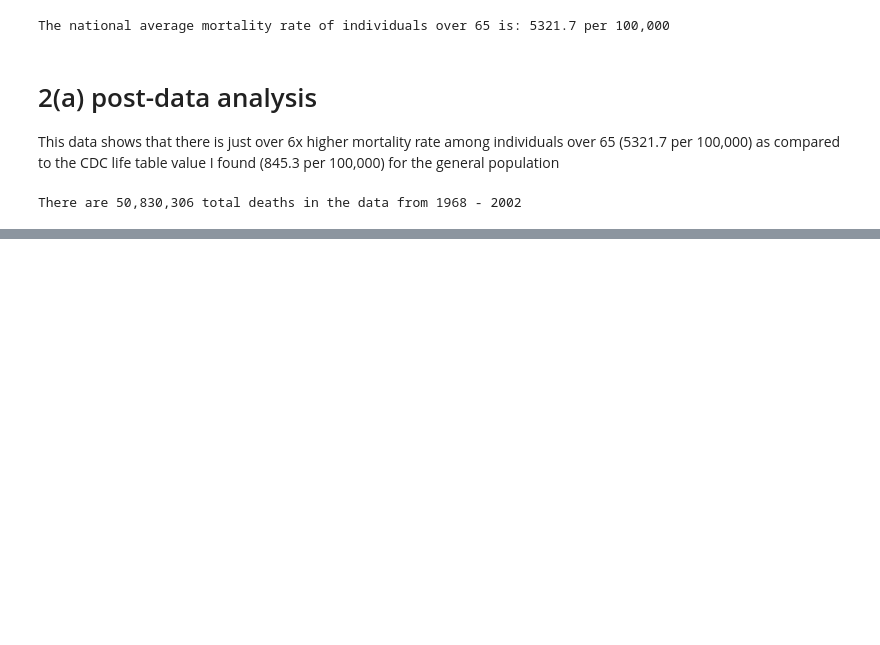
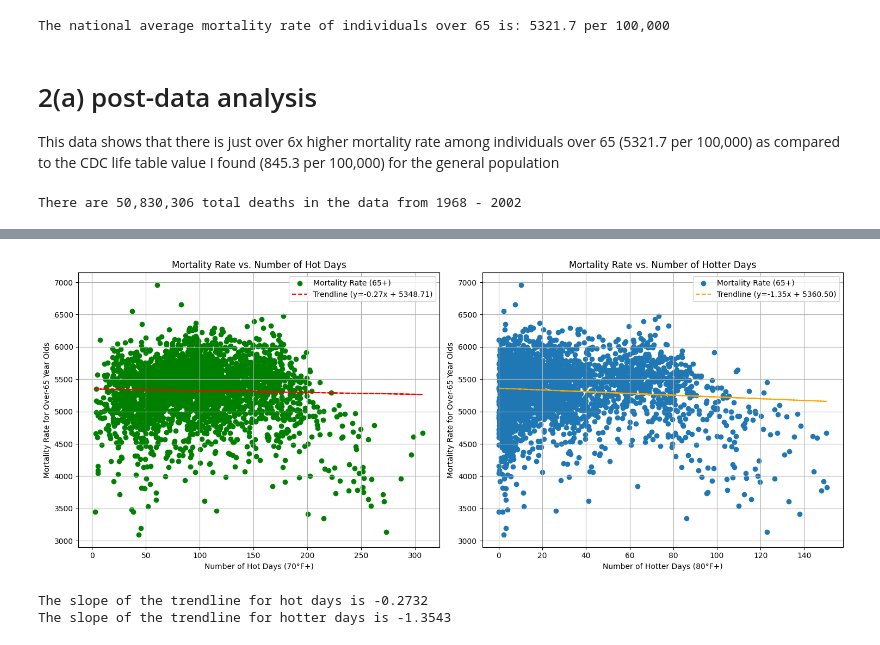
Before and after one commit to neil-stein/Assignment-2_ICP, a Jupyter notebook: Assignment_2_ICP.ipynb, the cells around one changed output, grey strips where cells are left out. Cells and saved outputs as stored; diff of their text form; code cells hidden in the pictures; blank space fills up the shorter version.

```diff
--- a/Assignment_2_ICP.ipynb
+++ b/Assignment_2_ICP.ipynb
@@ -123,24 +123,24 @@ There are 50,830,306 total deaths in the data from 1968 - 2002
 # 3(a)  exploring the relationship between county avg temp and over-65 mortality
 
 # first, the suggested new columns in our data
-popweight_tempdf['hotdays'] = popweight_tempdf['tday_70_80'] + popweight_tempdf['tday_80_90'] + popweight_tempdf['tday_gt90']
-popweight_tempdf['hotterdays'] = popweight_tempdf['tday_80_90'] + popweight_tempdf['tday_gt90']
+popweight_tempdf['hot_days'] = popweight_tempdf['tday_70_80'] + popweight_tempdf['tday_80_90'] + popweight_tempdf['tday_gt90']
+popweight_tempdf['hotter_days'] = popweight_tempdf['tday_80_90'] + popweight_tempdf['tday_gt90']
 
 # next, grouping the counties and calculating mortality
-avgtemp_over65df = popweight_tempdf.groupby('county_x')[['deaths','population','normal_1981_2010']].mean()
+avgtemp_over65df = popweight_tempdf.groupby('county_x')[['deaths','population','hot_days','hotter_days','normal_1981_2010']].mean()
 avgtemp_over65df['mort_rate'] = avgtemp_over65df['deaths'] / avgtemp_over65df['population']
 avgtemp_over65df['mort_rate'] = avgtemp_over65df['mort_rate'] * 100000
 
 
 # next, creating linear regression
-model = smf.ols('mort_rate ~ normal_1981_2010', data=avgtemp_over65df)
+model = smf.ols('mort_rate ~ normal_1981_2010', data= avgtemp_over65df)
 results = model.fit()
 avg_slope_sm = results.params['normal_1981_2010']
 avg_intercept_sm = results.params['Intercept']
 
 # printing the components of the linear regression
-print(f'Slope (statsmodels): {avg_slope_sm}')
-print(f'Intercept (statsmodels): {avg_intercept_sm}')
+print(f'Slope: {avg_slope_sm}')
+print(f'Intercept: {avg_intercept_sm}')
 
 # last, plotting with the trendline
 avg_trendline_sm = avg_intercept_sm + avg_slope_sm * avgtemp_over65df['normal_1981_2010']
@@ -162,0 +165,49 @@ Intercept (statsmodels): 5366.561252203591
+# %%
+# 3(b) - checking for extreme days
+
+# first, regressing for hot days
+
+hot_model = smf.ols('mort_rate ~ hot_days', data= avgtemp_over65df)
+hot_results = hot_model.fit()
+hot_slope_sm = hot_results.params['hot_days']
+hot_intercept_sm = hot_results.params['Intercept']
+
+# next, regressing for hotter days
+
+hotter_model = smf.ols('mort_rate ~ hotter_days', data= avgtemp_over65df)
+hotter_results = hotter_model.fit()
+hotter_slope_sm = hotter_results.params['hotter_days']
+hotter_intercept_sm = hotter_results.params['Intercept']
+
+# Set up subplots
+fig, axes = plt.subplots(1, 2, figsize=(15, 6))
+
+# Plot for 'hotdays'
+axes[0].scatter(avgtemp_over65df['hot_days'], avgtemp_over65df['mort_rate'], color= 'green', label='Mortality Rate (65+)')
+hot_trendline = hot_intercept_sm + hot_slope_sm * avgtemp_over65df['hot_days']
+axes[0].plot(avgtemp_over65df['hot_days'], hot_trendline, color='red', linestyle='--', label=f'Trendline (y={hot_slope_sm:.2f}x + {hot_intercept_sm:.2f})')
+axes[0].set_xlabel("Number of Hot Days (70°F+)")
+axes[0].set_ylabel("Mortality Rate for Over-65 Year Olds")
+axes[0].set_title("Mortality Rate vs. Number of Hot Days")
+axes[0].legend()
+axes[0].grid(True)
+
+# Plot for 'hotterdays'
+axes[1].scatter(avgtemp_over65df['hotter_days'], avgtemp_over65df['mort_rate'], label='Mortality Rate (65+)')
+hotter_trendline = hotter_intercept_sm + hotter_slope_sm * avgtemp_over65df['hotter_days']
+axes[1].plot(avgtemp_over65df['hotter_days'], hotter_trendline, color='orange', linestyle='--', label=f'Trendline (y={hotter_slope_sm:.2f}x + {hotter_intercept_sm:.2f})')
+axes[1].set_xlabel("Number of Hotter Days (80°F+)")
+axes[1].set_ylabel("Mortality Rate for Over-65 Year Olds")
+axes[1].set_title("Mortality Rate vs. Number of Hotter Days")
+axes[1].legend()
+axes[1].grid(True)
+
+plt.tight_layout()
+plt.show()
+
+print(f'The slope of the trendline for hot days is {hot_slope_sm:.4f}')
+print(f'The slope of the trendline for hotter days is {hotter_slope_sm:.4f}')
+# %% [output]
+[figure, added]
+The slope of the trendline for hot days is -0.2732
+The slope of the trendline for hotter days is -1.3543
```
Also changed, not shown: parts of 15 cells of this notebook.
